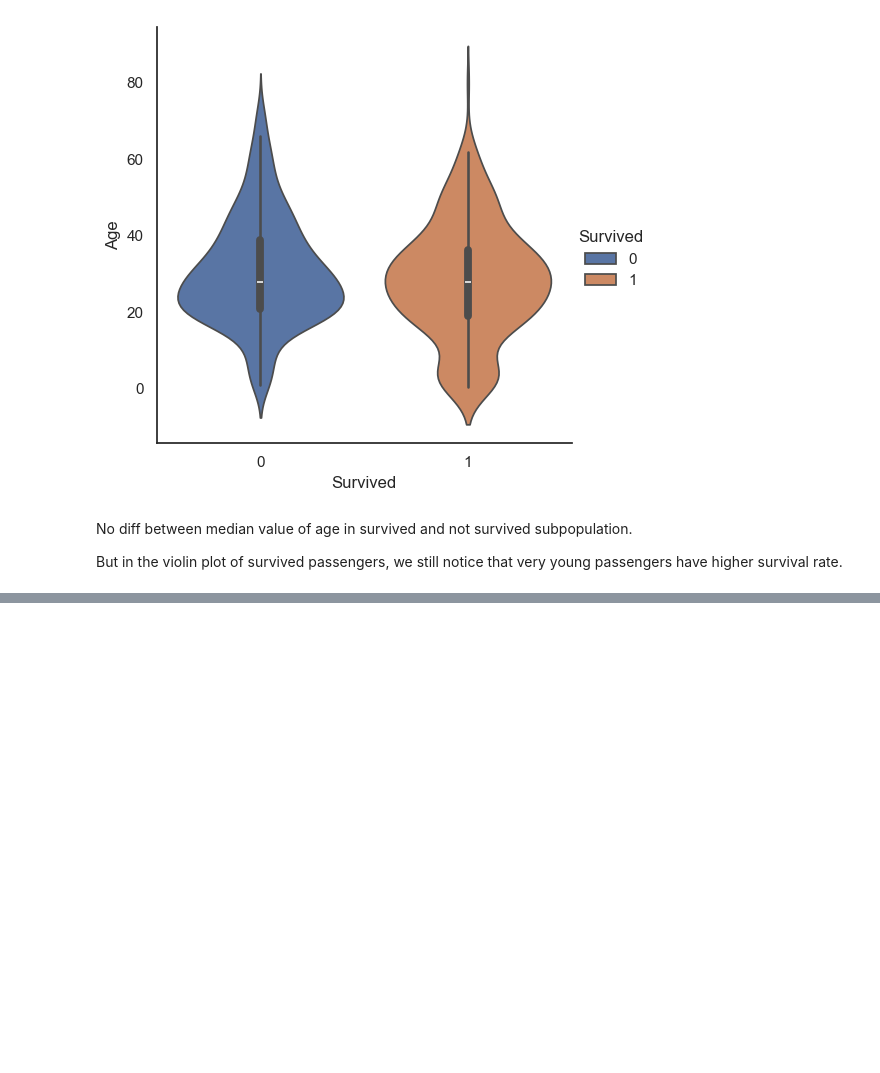
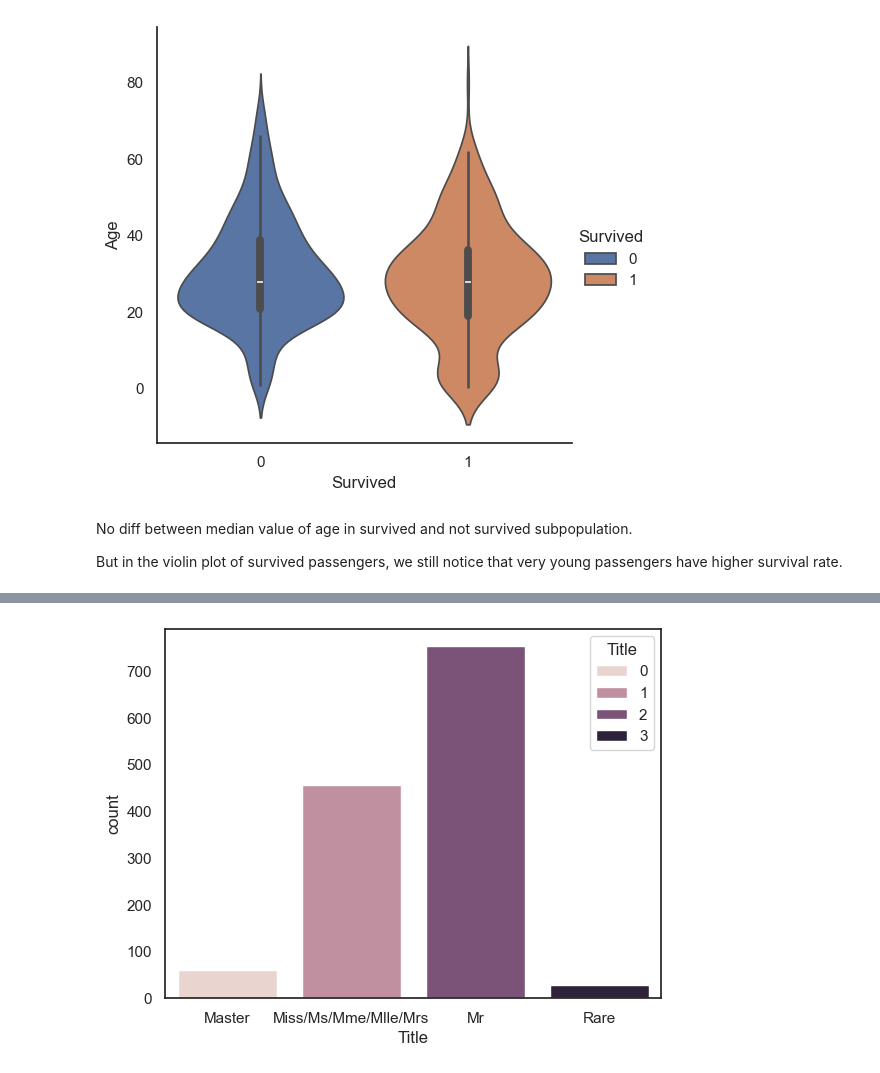
Before and after one commit to geniemo/kaggle-transcription, a Jupyter notebook: Titanic-Machine-Learning-From-Disaster/Titanic Top 4% with ensemble modeling/2.ipynb, the cells around one changed output, grey strips where cells are left out. Drawn from its saved outputs; the diff is of its cells as text; code cells hidden in the pictures; blank space fills up the shorter version.

```diff
--- a/Titanic-Machine-Learning-From-Disaster/Titanic Top 4% with ensemble modeling/2.ipynb
+++ b/Titanic-Machine-Learning-From-Disaster/Titanic Top 4% with ensemble modeling/2.ipynb
@@ -552,0 +589,26 @@ But in the violin plot of survived passengers, we still notice that very young p
+# %%
+dataset["Title"] = dataset["Title"].replace(
+    [
+        "Lady",
+        "the Countess",
+        "Capt",
+        "Col",
+        "Don",
+        "Dr",
+        "Major",
+        "Rev",
+        "Sir",
+        "Jonkheer",
+        "Dona",
+    ],
+    "Rare",
+)
+dataset["Title"] = (
+    dataset["Title"]
+    .replace(["Master"], "0")
+    .replace(["Miss", "Ms", "Mme", "Mlle", "Mrs"], "1")
+    .replace(["Mr"], "2")
+    .replace(["Rare"], "3")
+)
+
+dataset["Title"] = dataset["Title"].astype(int)
@@ -552,0 +630,7 @@ But in the violin plot of survived passengers, we still notice that very young p
+# %%
+g = sns.countplot(data=dataset, x="Title", hue="Title")
+g.set_xticks([0, 1, 2, 3])
+g.set_xticklabels(["Master", "Miss/Ms/Mme/Mlle/Mrs", "Mr", "Rare"])
+plt.show()
+# %% [output]
+[figure, added]
```
Also changed, not shown: parts of 40 cells of this notebook.
